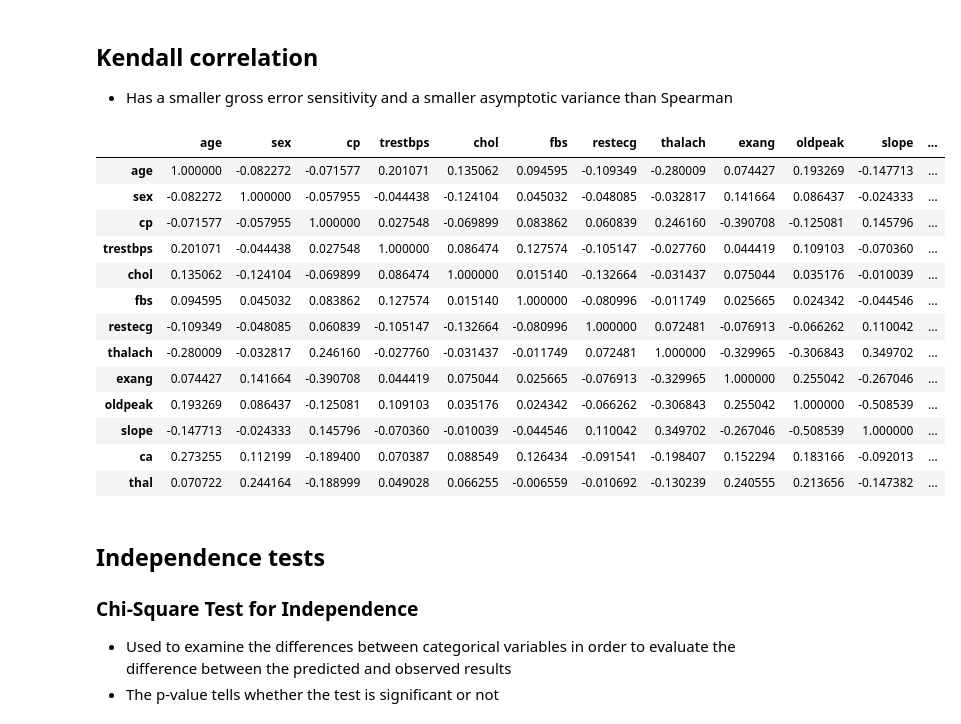
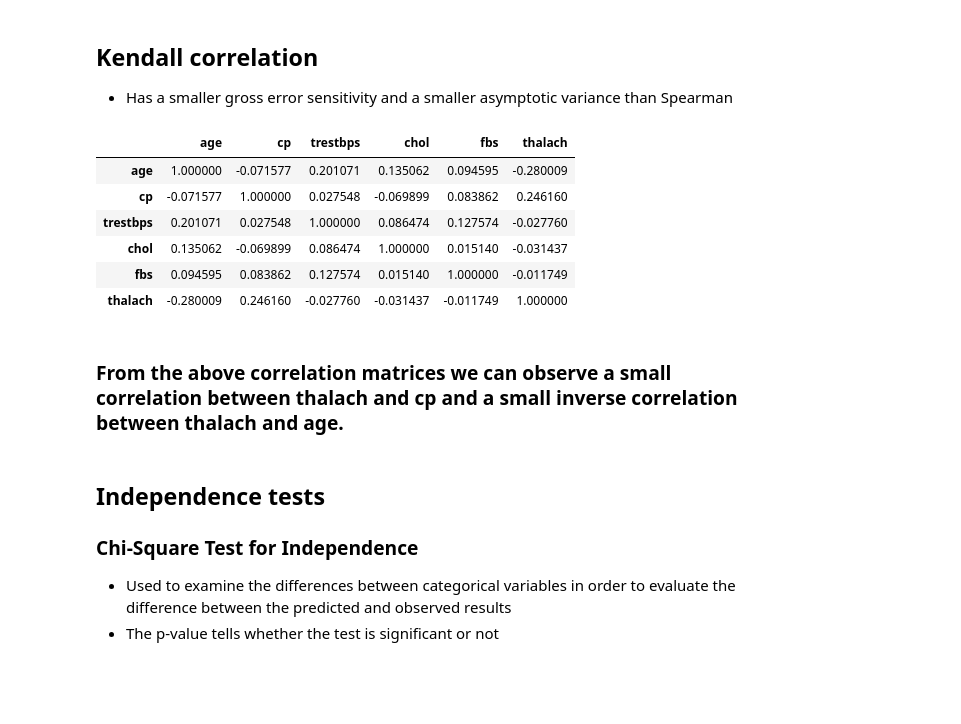
Before and after one commit to Amihaeseisergiu/Data-Mining, a Jupyter notebook: DM_hw1.ipynb, the cells around one changed output. Saved outputs shown, nothing was run; the diff lists cells and outputs as text; code cells hidden in the pictures; blank space fills up the shorter version.

```diff
--- a/DM_hw1.ipynb
+++ b/DM_hw1.ipynb
@@ -90,0 +73,3 @@ Name: 0, dtype: float64
+# %%
+numerical_data = data[["age", "cp", "trestbps", "chol", "fbs", "thalach"]]
+numerical_data.mode().iloc[0]
@@ -281,22 +267,17 @@ data.corr(method="spearman")[:-1].style.background_gradient(cmap='Blues')
 ## Kendall correlation
  * Has a smaller gross error sensitivity and a smaller asymptotic variance than Spearman
 # %%
-data.corr(method="kendall")[:-1].style.background_gradient(cmap='Blues')
+numerical_data.corr(method="kendall").style.background_gradient(cmap='Blues')
 # %% [output]
-|  | age | sex | cp | trestbps | chol | fbs | restecg | thalach | exang | oldpeak | slope | ... |
-| age | 1.000000 | -0.082272 | -0.071577 | 0.201071 | 0.135062 | 0.094595 | -0.109349 | -0.280009 | 0.074427 | 0.193269 | -0.147713 | ... |
-| sex | -0.082272 | 1.000000 | -0.057955 | -0.044438 | -0.124104 | 0.045032 | -0.048085 | -0.032817 | 0.141664 | 0.086437 | -0.024333 | ... |
-| cp | -0.071577 | -0.057955 | 1.000000 | 0.027548 | -0.069899 | 0.083862 | 0.060839 | 0.246160 | -0.390708 | -0.125081 | 0.145796 | ... |
-| trestbps | 0.201071 | -0.044438 | 0.027548 | 1.000000 | 0.086474 | 0.127574 | -0.105147 | -0.027760 | 0.044419 | 0.109103 | -0.070360 | ... |
-| chol | 0.135062 | -0.124104 | -0.069899 | 0.086474 | 1.000000 | 0.015140 | -0.132664 | -0.031437 | 0.075044 | 0.035176 | -0.010039 | ... |
-| fbs | 0.094595 | 0.045032 | 0.083862 | 0.127574 | 0.015140 | 1.000000 | -0.080996 | -0.011749 | 0.025665 | 0.024342 | -0.044546 | ... |
-| restecg | -0.109349 | -0.048085 | 0.060839 | -0.105147 | -0.132664 | -0.080996 | 1.000000 | 0.072481 | -0.076913 | -0.066262 | 0.110042 | ... |
-| thalach | -0.280009 | -0.032817 | 0.246160 | -0.027760 | -0.031437 | -0.011749 | 0.072481 | 1.000000 | -0.329965 | -0.306843 | 0.349702 | ... |
-| exang | 0.074427 | 0.141664 | -0.390708 | 0.044419 | 0.075044 | 0.025665 | -0.076913 | -0.329965 | 1.000000 | 0.255042 | -0.267046 | ... |
-| oldpeak | 0.193269 | 0.086437 | -0.125081 | 0.109103 | 0.035176 | 0.024342 | -0.066262 | -0.306843 | 0.255042 | 1.000000 | -0.508539 | ... |
-| slope | -0.147713 | -0.024333 | 0.145796 | -0.070360 | -0.010039 | -0.044546 | 0.110042 | 0.349702 | -0.267046 | -0.508539 | 1.000000 | ... |
-| ca | 0.273255 | 0.112199 | -0.189400 | 0.070387 | 0.088549 | 0.126434 | -0.091541 | -0.198407 | 0.152294 | 0.183166 | -0.092013 | ... |
-| thal | 0.070722 | 0.244164 | -0.188999 | 0.049028 | 0.066255 | -0.006559 | -0.010692 | -0.130239 | 0.240555 | 0.213656 | -0.147382 | ... |
+|  | age | cp | trestbps | chol | fbs | thalach |
+| age | 1.000000 | -0.071577 | 0.201071 | 0.135062 | 0.094595 | -0.280009 |
+| cp | -0.071577 | 1.000000 | 0.027548 | -0.069899 | 0.083862 | 0.246160 |
+| trestbps | 0.201071 | 0.027548 | 1.000000 | 0.086474 | 0.127574 | -0.027760 |
+| chol | 0.135062 | -0.069899 | 0.086474 | 1.000000 | 0.015140 | -0.031437 |
+| fbs | 0.094595 | 0.083862 | 0.127574 | 0.015140 | 1.000000 | -0.011749 |
+| thalach | -0.280009 | 0.246160 | -0.027760 | -0.031437 | -0.011749 | 1.000000 |
+# %% [markdown]
+### From the above correlation matrices we can observe a small correlation between thalach and cp and a small inverse correlation between thalach and age.
 # %% [markdown]
 ## Independence tests
 ### Chi-Square Test for Independence
```
Also changed, not shown: parts of 24 cells of this notebook.
